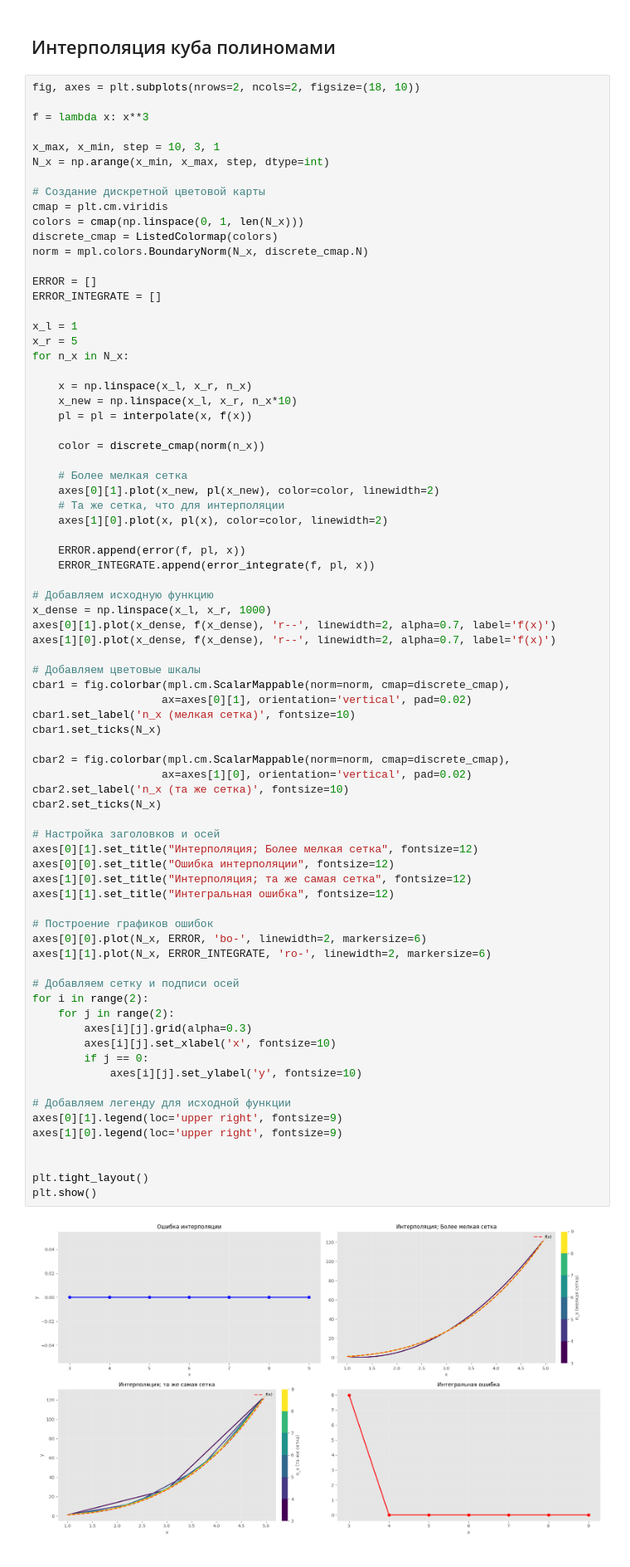
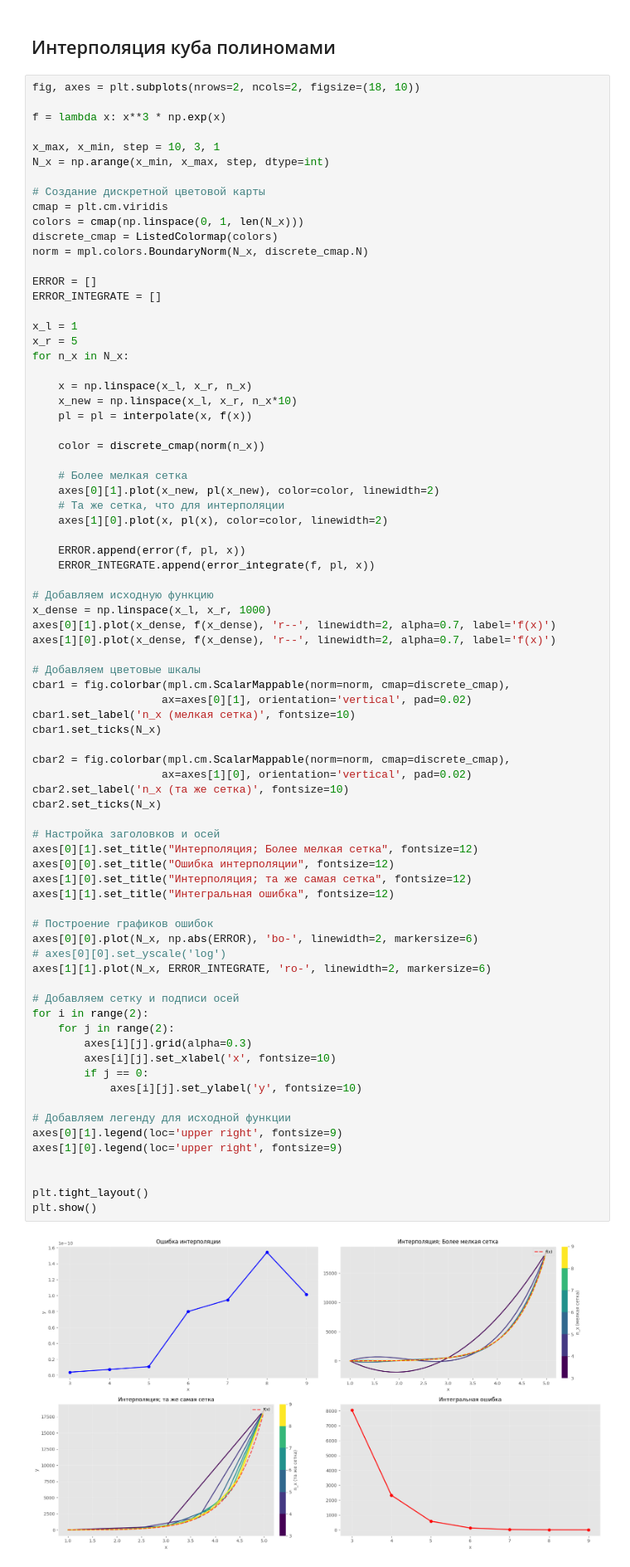
Before and after one commit to MarkovAlexandr314/VychMaty, a Jupyter notebook: hw1/interpolation.ipynb, the cells around one changed output. Shown at 83% size. Drawn from its saved outputs; the diff is of its cells as text.

```diff
--- a/hw1/interpolation.ipynb
+++ b/hw1/interpolation.ipynb
@@ -77,7 +77,7 @@ def error_integrate(f, F, x):
 # %%
 fig, axes = plt.subplots(nrows=2, ncols=2, figsize=(18, 10))
 
-f = lambda x: x**3
+f = lambda x: x**3 * np.exp(x)
 
 x_max, x_min, step = 10, 3, 1
 N_x = np.arange(x_min, x_max, step, dtype=int)
@@ -123,35 +123,36 @@ cbar1.set_ticks(N_x)
 cbar2 = fig.colorbar(mpl.cm.ScalarMappable(norm=norm, cmap=discrete_cmap),
                     ax=axes[1][0], orientation='vertical', pad=0.02)
 cbar2.set_label('n_x (та же сетка)', fontsize=10)
 cbar2.set_ticks(N_x)
 
 # Настройка заголовков и осей
 axes[0][1].set_title("Интерполяция; Более мелкая сетка", fontsize=12)
 axes[0][0].set_title("Ошибка интерполяции", fontsize=12)
 axes[1][0].set_title("Интерполяция; та же самая сетка", fontsize=12)
 axes[1][1].set_title("Интегральная ошибка", fontsize=12)
 
 # Построение графиков ошибок
-axes[0][0].plot(N_x, ERROR, 'bo-', linewidth=2, markersize=6)
+axes[0][0].plot(N_x, np.abs(ERROR), 'bo-', linewidth=2, markersize=6)
+# axes[0][0].set_yscale('log')
 axes[1][1].plot(N_x, ERROR_INTEGRATE, 'ro-', linewidth=2, markersize=6)
 
 # Добавляем сетку и подписи осей
 for i in range(2):
     for j in range(2):
         axes[i][j].grid(alpha=0.3)
         axes[i][j].set_xlabel('x', fontsize=10)
         if j == 0:
             axes[i][j].set_ylabel('y', fontsize=10)
 
 # Добавляем легенду для исходной функции
 axes[0][1].legend(loc='upper right', fontsize=9)
 axes[1][0].legend(loc='upper right', fontsize=9)
 
 
 plt.tight_layout()
 plt.show()
 # %% [output]
-[figure, old version]
+[figure, new version]
 # %% [markdown]
 ## Интерполяция куба синусами
 # %%
```
Also changed, not shown: parts of 1 cell of this notebook, 1 other file.
